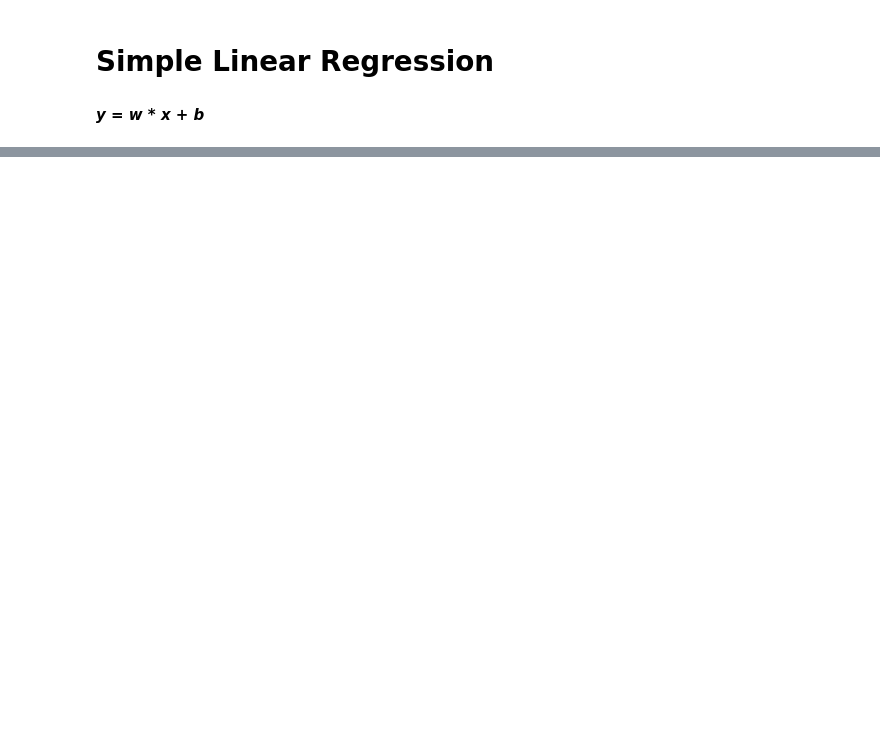
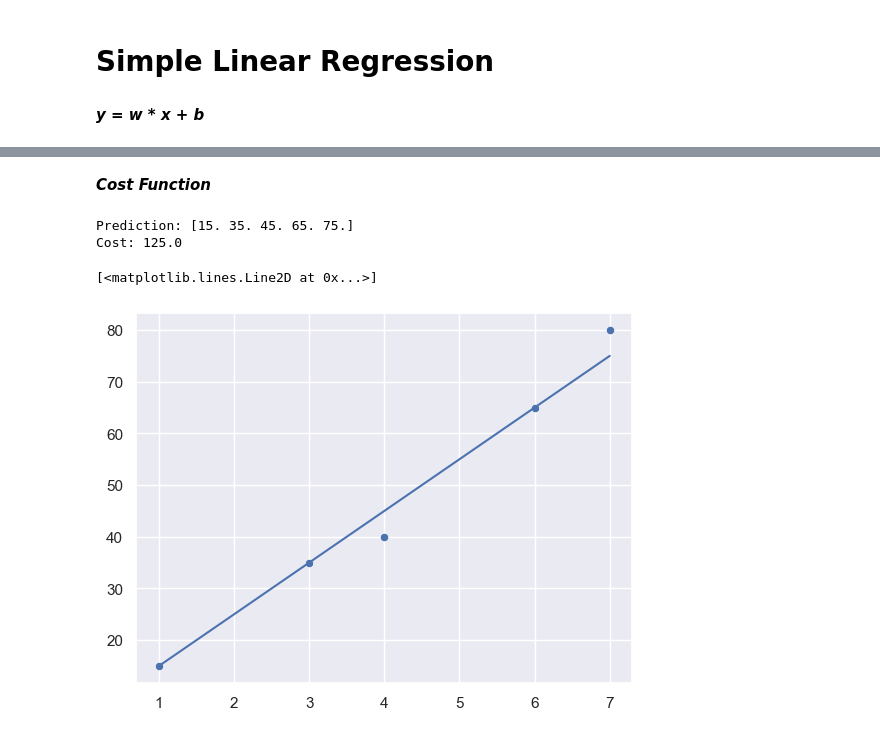
Before and after one commit to DevAvi404/AI-ML, a Jupyter notebook: Machine Learning/AI-ML/ML Algorithm/Supervised Learning/Regression/Simple Linear Regression.ipynb, the cells around one changed output, grey strips where cells are left out. Saved outputs shown, nothing was run; the diff lists cells and outputs as text; code cells hidden in the pictures; blank space fills up the shorter version.

```diff
--- a/Machine Learning/AI-ML/ML Algorithm/Supervised Learning/Regression/Simple Linear Regression.ipynb
+++ b/Machine Learning/AI-ML/ML Algorithm/Supervised Learning/Regression/Simple Linear Regression.ipynb
@@ -22,0 +26,44 @@ Text(0, 0.5, 'Salary in thousands')
+# %%
+def make_prediction(x, y, w, b):
+    m = x.shape[0] # number of datapoint
+
+    prediction_list = np.zeros((m,))
+
+    for i in range(m):
+        prediction_list[i] = w * x[i] + b
+
+    return prediction_list
+# %% [markdown]
+***Cost Function***
+# %%
+def compute_cost(x, y, w, b):
+
+    m = x.shape[0] # number of datapoint
+
+    cost = 0.0
+
+    for i in range(m):
+        ȳ = w * x[i] + b
+        error = (ȳ - y[i]) ** 2
+        cost += error
+
+    mse = cost / 2 * m # mean square error
+
+    return mse
+# %%
+w = 10
+b = 5
+
+prediction = make_prediction(x, y, w=w, b=b)
+cost = compute_cost(x, y, w=w, b=b)
+
+print(f"Prediction: {prediction}")
+print(f"Cost: {cost}")
+
+sns.scatterplot(x=x, y=y)
+plt.plot(x, prediction)
+# %% [output]
+Prediction: [15. 35. 45. 65. 75.]
+Cost: 125.0
+[<matplotlib.lines.Line2D at 0x...>]
+[figure, added]
```
Also changed, not shown: parts of 17 cells of this notebook, 1 other file.
